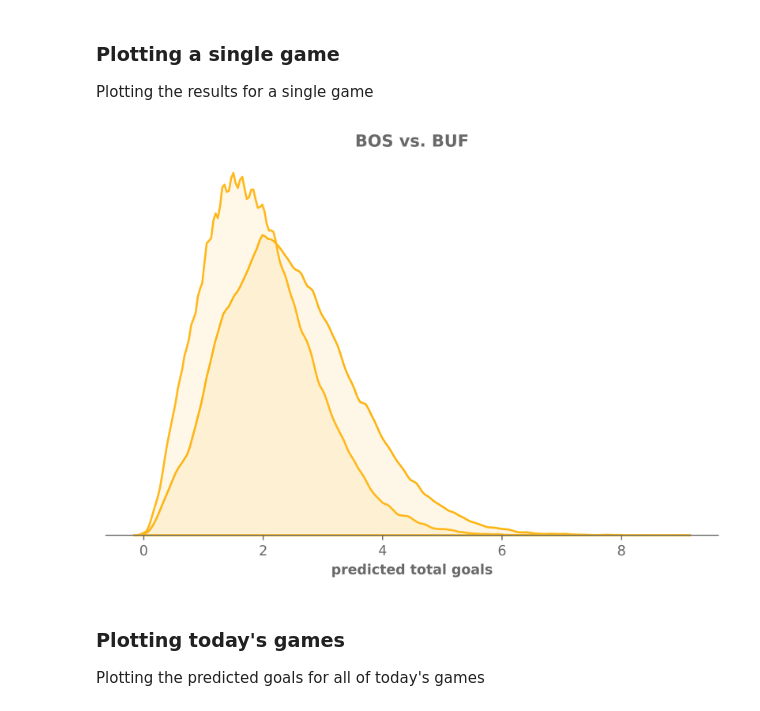
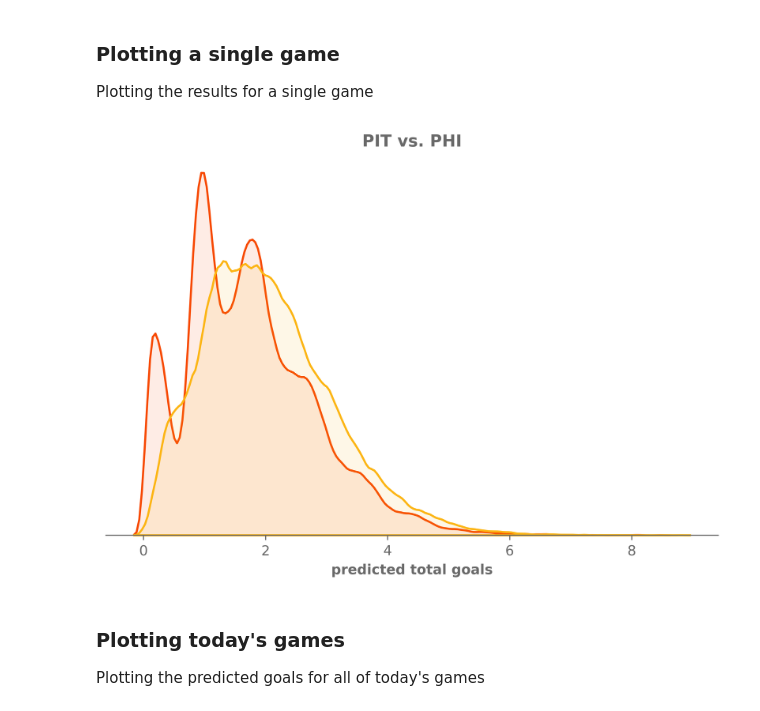
Before and after one commit to chickenandstats/chickenstats-blog, a Jupyter notebook: nbs/blog/posts/tutorials/monte_carlo/index.ipynb, the cells around one changed output. Drawn from its saved outputs; the diff is of its cells as text; code cells hidden in the pictures.

```diff
--- a/nbs/blog/posts/tutorials/monte_carlo/index.ipynb
+++ b/nbs/blog/posts/tutorials/monte_carlo/index.ipynb
@@ -131,8 +131,8 @@ dt_format = "%Y-%m-%d"
 latest_date_dt = schedule.filter(conds)["game_date"].str.to_datetime(format=dt_format).max()  # In YYYY-MM-DD format
 latest_date = latest_date_dt.strftime(dt_format)
 
-latest_date = "2026-04-26"
-latest_date_dt = dt.date(year=int(latest_date[:4]), month=int(latest_date[5:7]), day=int(latest_date[8:10]))
+# latest_date = "2026-04-26"
+# latest_date_dt = dt.date(year=int(latest_date[:4]), month=int(latest_date[5:7]), day=int(latest_date[8:10]))
 # %%
 latest_date
 # %% [output]
@@ -264,7 +253,7 @@ Functions to simulate the games
 ### Simulating an individual game
 Predicts various game values, based on a poissoin distribution
 # %%
-game = todays_games.filter((pl.col("away_team") == "BUF") | (pl.col("home_team") == "BUF")).to_dicts()[0]
+game = todays_games.filter((pl.col("away_team") == "PIT") | (pl.col("home_team") == "PIT")).to_dicts()[0]
 # %%
 predict_game(game, total_simulations=1)  # Showing it as a dataframe just to make it easy
 # %% [output]
@@ -361,7 +346,7 @@ dpi = 650
 figsize = (8, 5)
 nrows = 1  # len(assessed_predictions["home_team"].to_list())
 ncols = 1
-team_chart = "BUF"
+team_chart = "PIT"
 
 fig, ax = plt.subplots(nrows=nrows, ncols=ncols, figsize=figsize, dpi=dpi, sharex=True, sharey=True)
 
@@ -378,34 +363,34 @@ for idx, game in enumerate(
 
     for venue in venues:
         sns.kdeplot(
             data=plot_predictions,
             x=plot_predictions[f"predicted_{venue}_total_goals"],
             bw_adjust=0.5,
             clip_on=False,
             fill=True,
             alpha=0.1,
             linewidth=1.5,
             hue=plot_predictions[f"{venue}_team"],
             palette=color_dict,
             legend=False,
             ax=ax,
         )
 
     sns.despine(left=True)
 
     ax.set(yticks=[], ylabel="", xlabel="predicted total goals")
 
     if idx != (nrows - 1):
         ax.set(xticks=[])
 
     # else:
     #     ax.set(xlabel="predicted total goals")
 
     ax.set_title(f"{game['home_team']} vs. {game['away_team']}")
 
 fig.savefig(f"./charts/{latest_date}_{team_chart}.png", dpi=650, bbox_inches="tight", facecolor="white")
 # %% [output]
-[figure, old version]
+[figure, new version]
 # %% [markdown]
 ### Plotting today's games
 Plotting the predicted goals for all of today's games
```
Also changed, not shown: parts of 15 cells of this notebook, 1 other file.
